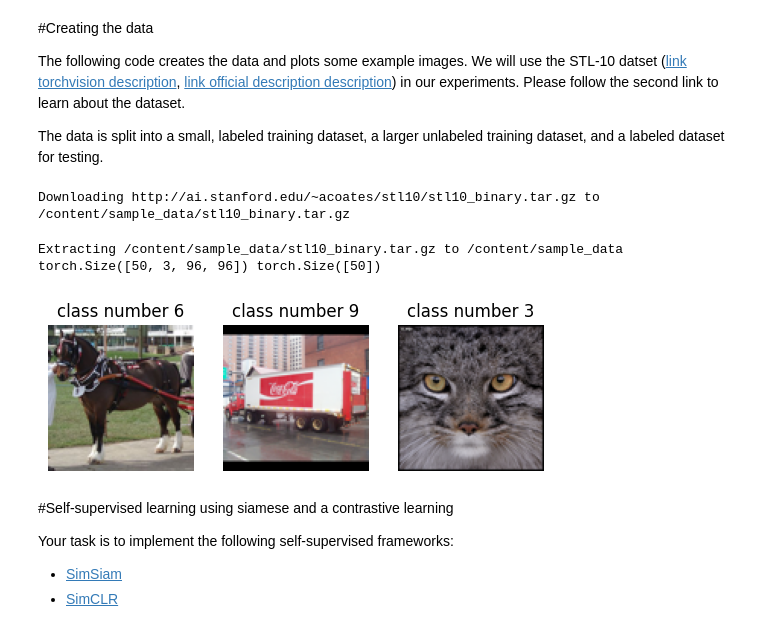
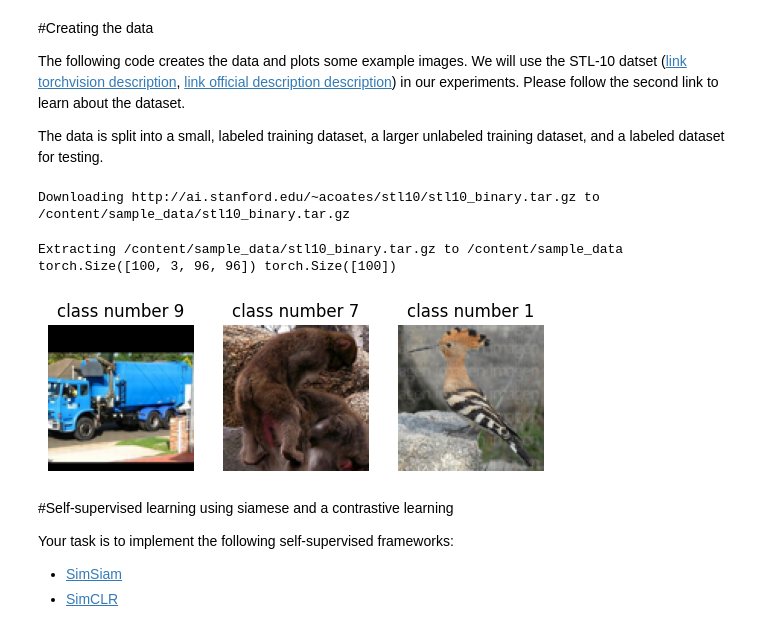
Before and after one commit to Osrip/nora, a Jupyter notebook: day2_notebook(1).ipynb, the cells around one changed output. Saved outputs shown, nothing was run; the diff lists cells and outputs as text; code cells hidden in the pictures.

```diff
--- a/day2_notebook(1).ipynb
+++ b/day2_notebook(1).ipynb
@@ -27,37 +28,38 @@ The data is split into a small, labeled training dataset, a larger unlabeled tra
 # %%
 #@title Code for creating dataset
 
-BATCH_SIZE = 50
+download = False
+BATCH_SIZE = 100
 
-dataset = datasets.STL10('/content/sample_data', split='train', download=True, transform=transforms.Compose([transforms.ToTensor()]))
+dataset = datasets.STL10('/content/sample_data', split='train', download=download, transform=transforms.Compose([transforms.ToTensor()]))
 train_set_l, train_set_ul = torch.utils.data.random_split(dataset, [500, 4500])
 test_set = datasets.STL10('/content/sample_data', split='test', download=False, transform=transforms.Compose([transforms.ToTensor()]))
 
 train_l_loader = DataLoader(train_set_l, batch_size=BATCH_SIZE, shuffle=True)
 train_ul_loader = DataLoader(train_set_ul, batch_size=BATCH_SIZE, shuffle=True)
 test_loader = DataLoader(test_set, batch_size=BATCH_SIZE, shuffle=False)
 
 for img, label in train_l_loader:
     print(img.shape, label.shape)
     plt.figure(1)
     plt.subplot(1,3,1)
     plt.imshow(img[0].numpy().transpose((1, 2, 0)))
     plt.axis('off')
     plt.title(f"class number {label[0]}")
     plt.subplot(1,3,2)
     plt.imshow(img[1].numpy().transpose((1, 2, 0)))
     plt.axis('off')
     plt.title(f"class number {label[1]}")
     plt.subplot(1,3,3)
     plt.imshow(img[2].numpy().transpose((1, 2, 0)))
     plt.axis('off')
     plt.title(f"class number {label[2]}")
     break
 # %% [output]
 Downloading http://ai.stanford.edu/~acoates/stl10/stl10_binary.tar.gz to /content/sample_data/stl10_binary.tar.gz
 Extracting /content/sample_data/stl10_binary.tar.gz to /content/sample_data
-torch.Size([50, 3, 96, 96]) torch.Size([50])
+torch.Size([100, 3, 96, 96]) torch.Size([100])
-[figure, old version]
+[figure, new version]
 # %%
 #@title creating classification network and self-supervised network.
 
```
Also changed, not shown: parts of 5 cells of this notebook.
